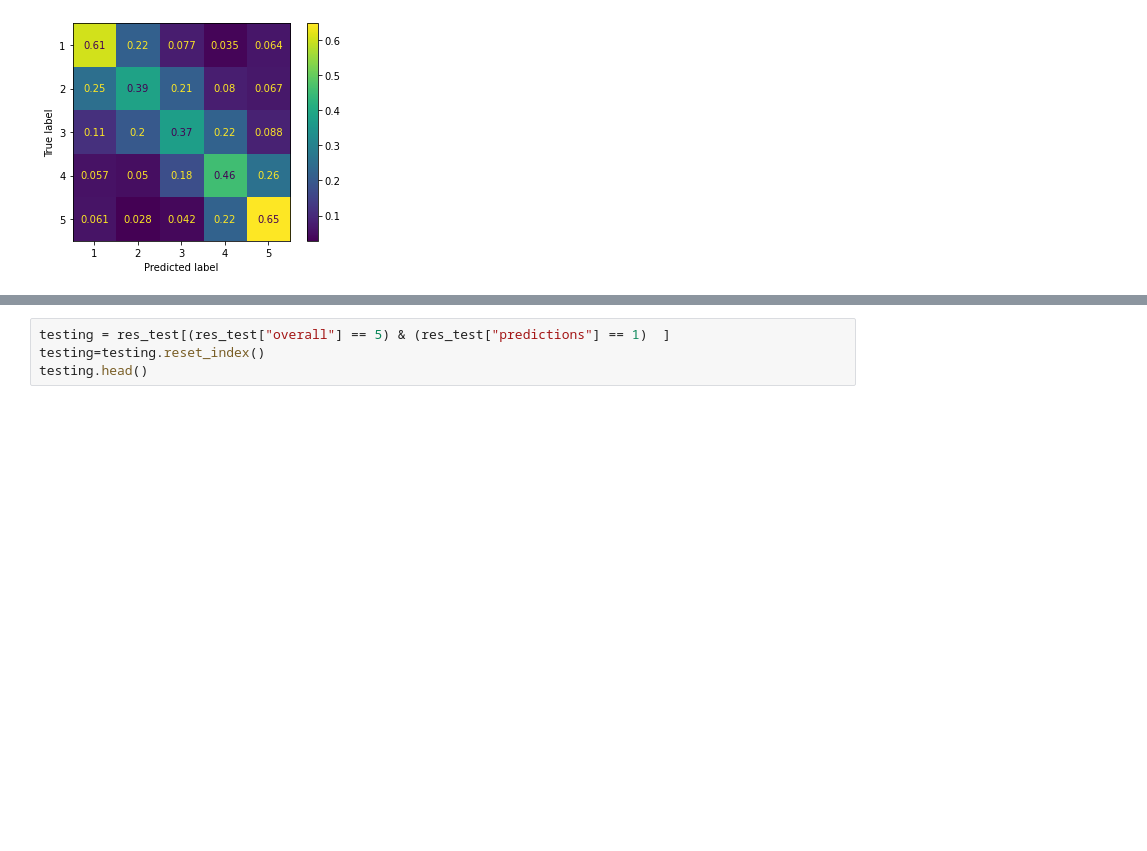
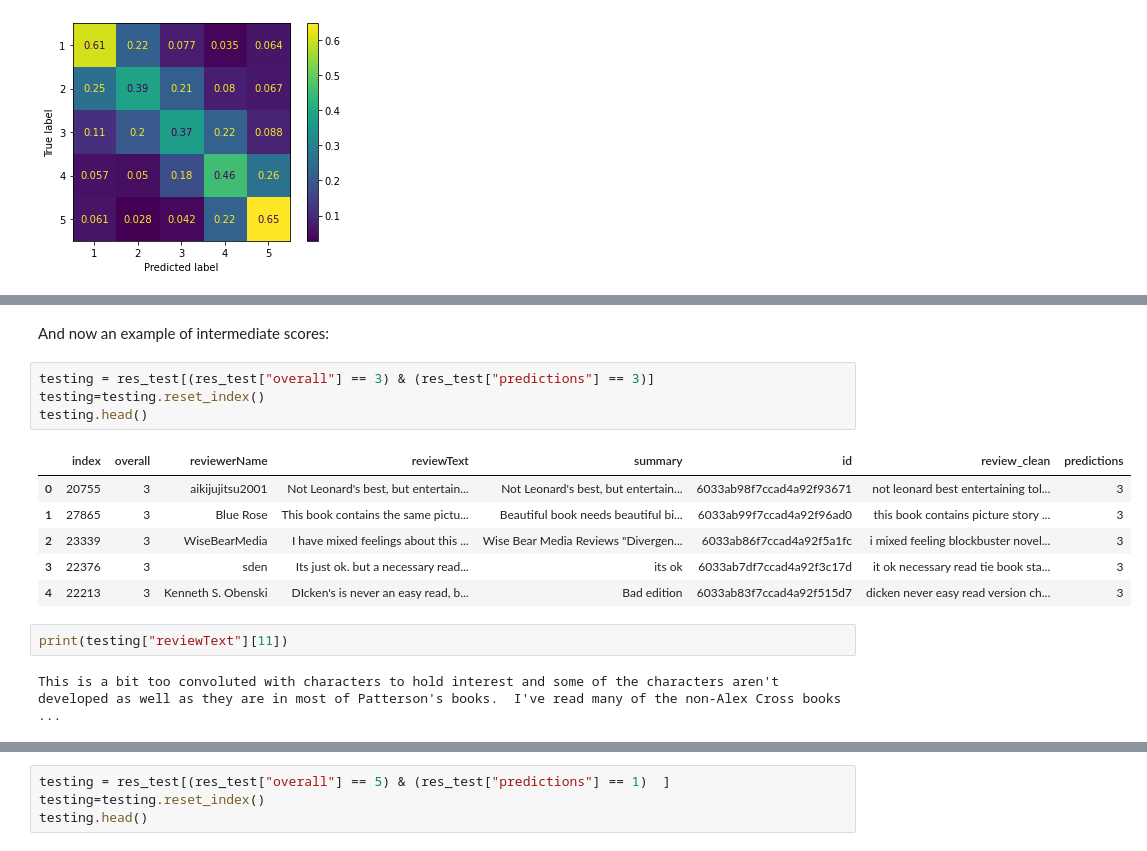
Before and after one commit to ordovas/amazon_books_reviews, a Jupyter notebook: pipeline_multi_ml.ipynb, the cells around one changed output, grey strips where cells are left out. Cells and saved outputs as stored; diff of their text form; blank space fills up the shorter version.

```diff
--- a/pipeline_multi_ml.ipynb
+++ b/pipeline_multi_ml.ipynb
@@ -143,0 +160,17 @@ res_test=res_test.drop(columns=['level_0', 'index'])
+# %% [markdown]
+And now an example of intermediate scores:
+# %%
+testing = res_test[(res_test["overall"] == 3) & (res_test["predictions"] == 3)]
+testing=testing.reset_index()
+testing.head()
+# %% [output]
+|  | index | overall | reviewerName | reviewText | summary | id | review_clean | predictions |
+| 0 | 20755 | 3 | aikijujitsu2001 | Not Leonard's best, but entertain... | Not Leonard's best, but entertain... | 6033ab98f7ccad4a92f93671 | not leonard best entertaining tol... | 3 |
+| 1 | 27865 | 3 | Blue Rose | This book contains the same pictu... | Beautiful book needs beautiful bi... | 6033ab99f7ccad4a92f96ad0 | this book contains picture story ... | 3 |
+| 2 | 23339 | 3 | WiseBearMedia | I have mixed feelings about this ... | Wise Bear Media Reviews "Divergen... | 6033ab86f7ccad4a92f5a1fc | i mixed feeling blockbuster novel... | 3 |
+| 3 | 22376 | 3 | sden | Its just ok. but a necessary read... | its ok | 6033ab7df7ccad4a92f3c17d | it ok necessary read tie book sta... | 3 |
+| 4 | 22213 | 3 | Kenneth S. Obenski | DIcken's is never an easy read, b... | Bad edition | 6033ab83f7ccad4a92f515d7 | dicken never easy read version ch... | 3 |
+# %%
+print(testing["reviewText"][11])
+# %% [output]
+This is a bit too convoluted with characters to hold interest and some of the characters aren't developed as well as they are in most of Patterson's books.  I've read many of the non-Alex Cross books  ...
```
Also changed, not shown: parts of 9 cells of this notebook.
